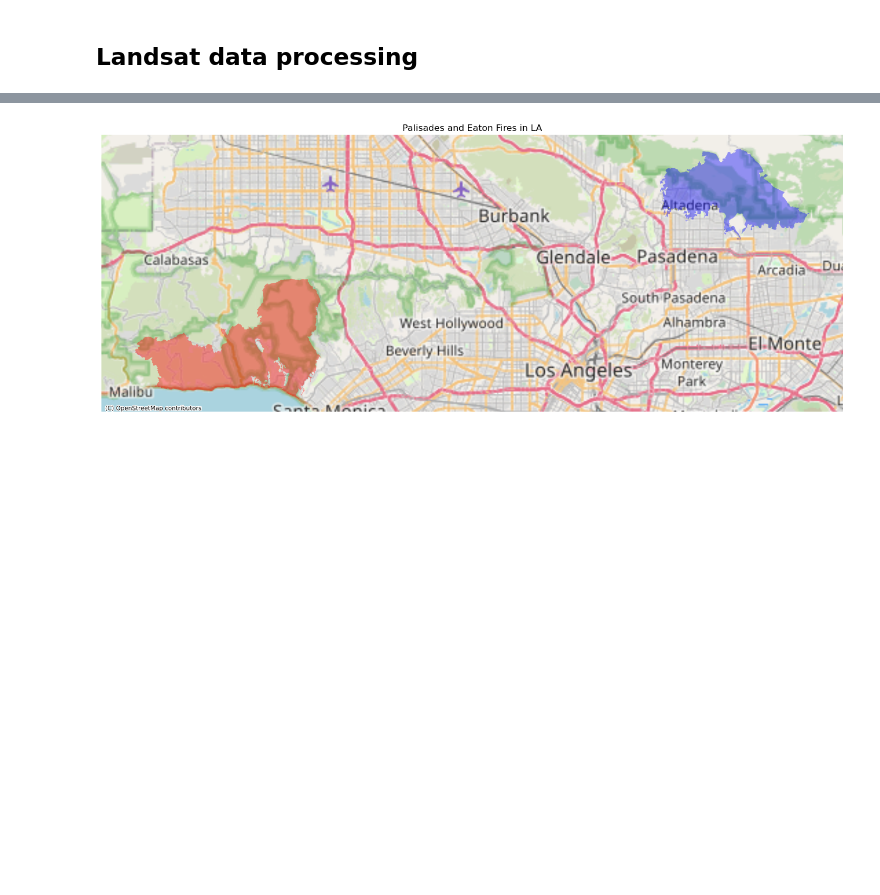
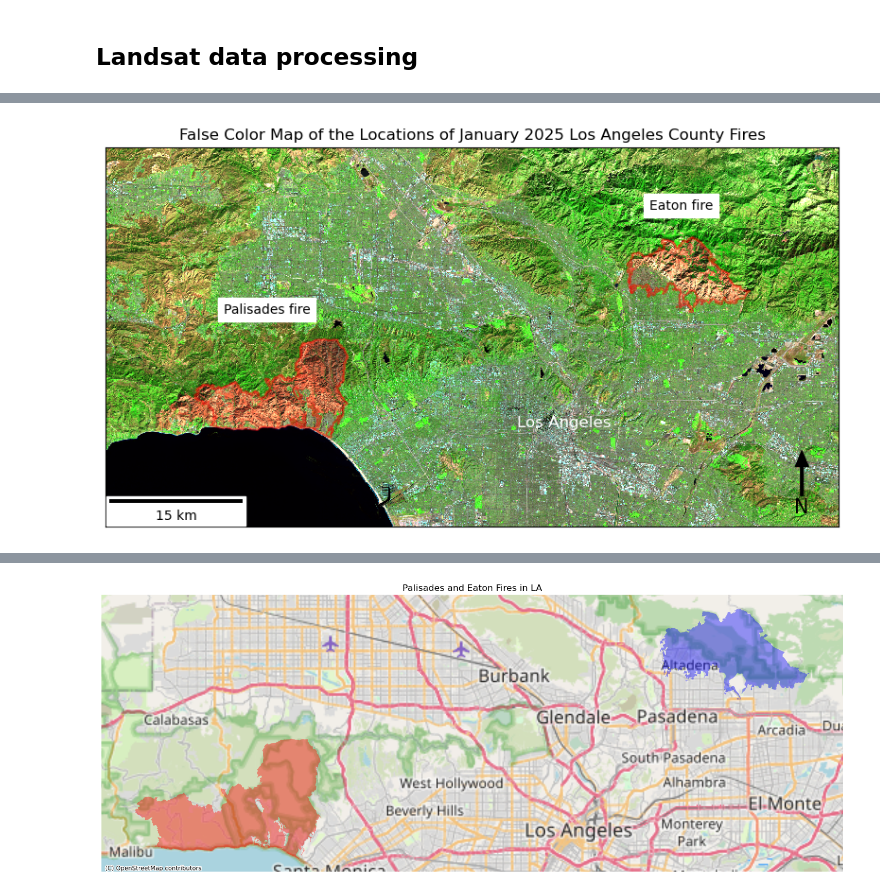
Before and after one commit to NatBonnet/NatBonnet.github.io, a Jupyter notebook: posts/la_fires/la_fires.ipynb, the cells around one changed output, grey strips where cells are left out. Drawn from its saved outputs; the diff is of its cells as text; code cells hidden in the pictures; blank space fills up the shorter version.

```diff
--- a/posts/la_fires/la_fires.ipynb
+++ b/posts/la_fires/la_fires.ipynb
@@ -94,13 +140,7 @@ plt.show(landsat[["swir22", "nir08", "red"]].to_array().plot.imshow(robust = Tru
 # %%
-# Filter for Palisades fire data from 2025
-palisade_perimeter = fires[(fires['fire_name'] == 'PALISADES') & (fires['year_'] == 2025)]
-
-# Filter for Eaton fire 2025
-eaton_perimeter = fires[(fires['fire_name'] == 'EATON') & (fires['year_'] == 2025)]
-
 # Change CRS of fires data to match that of landsat data
-palisade_perimeter = palisade_perimeter.to_crs(crs = 'EPSG:32611')
-eaton_perimeter = eaton_perimeter.to_crs(crs = 'EPSG:32611')
+palisade_perimeter = palisade_perimeter.to_crs(crs = landsat.rio.crs)
+eaton_perimeter = eaton_perimeter.to_crs(crs = landsat.rio.crs)
 
 # Initialize plot
 fig, ax = plt.subplots(figsize = (10, 10))
@@ -110,10 +150,10 @@ landsat[["swir22", "nir08", "red"]].to_array().plot.imshow(ax=ax,
                                                            robust = True)
 
 # Add Palisade fire area onto plot
-palisade_perimeter.plot(ax=ax, color = 'red', alpha = 0.5)
+palisade_perimeter.boundary.plot(ax=ax, color = 'red', alpha = 0.5)
 
 # Add Eaton fire area onto plot
-eaton_perimeter.plot(ax=ax, color = "red", alpha = 0.5)
+eaton_perimeter.boundary.plot(ax=ax, color = "red", alpha = 0.5)
 
 # Add informative title
 plt.title("False Color Map of the Locations of January 2025 Los Angeles County Fires")
@@ -134,30 +174,32 @@ ax.annotate('N', xy=(x, y), xytext=(x, y-arrow_length),
             xycoords=ax.transAxes)
 
 # Add Palisade fire annotation
 fig.text(x = 0.25,
          y = 0.52,
          s = "Palisades fire",
          backgroundcolor = 'white')
 
 # Add Eaton fire annotation
 fig.text(x = 0.7,
          y = 0.63,
          s = "Eaton fire",
          backgroundcolor = 'white')
 
 # Add label to downtown Los Angeles for visual context
 fig.text(x = 0.56,
          y = 0.4,
          s = "Los Angeles",
          color = 'white',
          fontsize = 'large')
 
 # Remove axes ticks
 ax.set_xticks([])
 ax.set_yticks([])
 
 # Remove axes labels
 ax.set_xlabel("")
 ax.set_ylabel("")
 
 plt.show()
+# %% [output]
+[figure, added]
```
Also changed, not shown: parts of 10 cells of this notebook, 7 other files.
